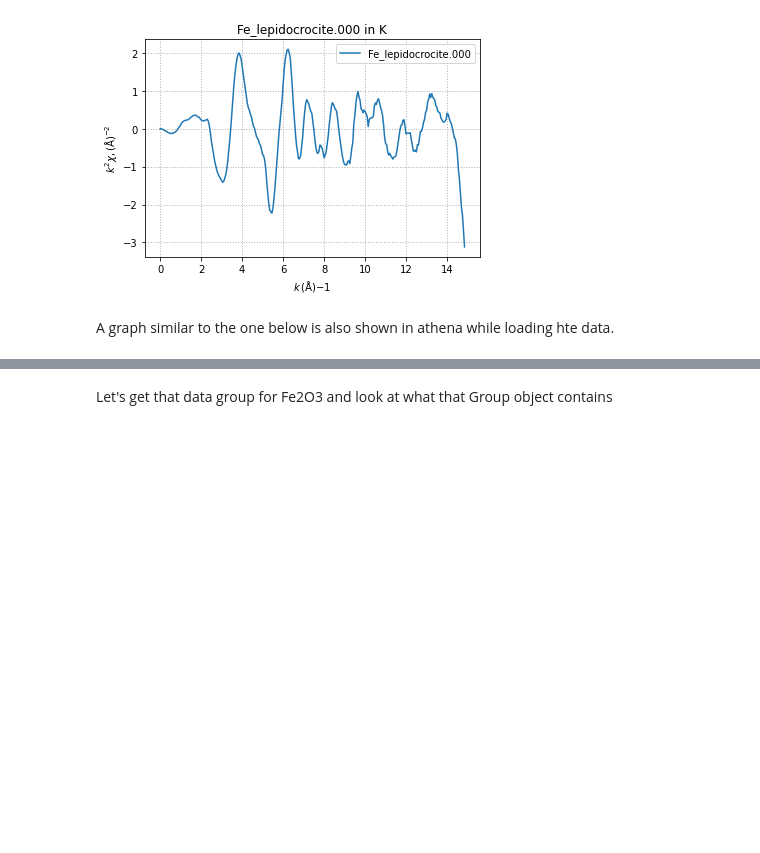
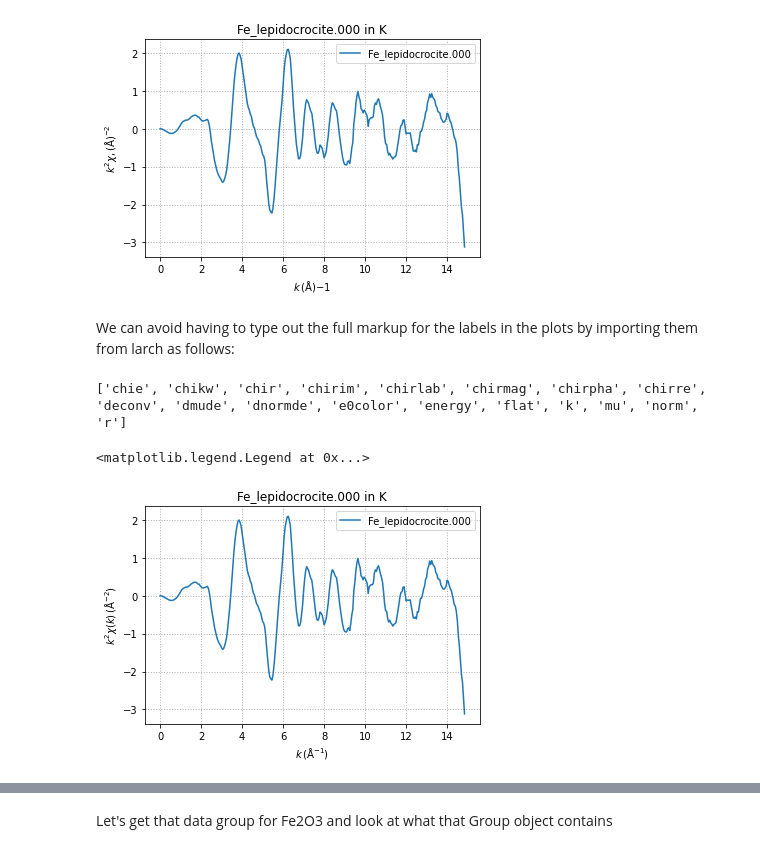
Before and after one commit to scman1/Larch_Intro_ukch, a Jupyter notebook: XAFS_ProcessingBR.ipynb, the cells around one changed output, grey strips where cells are left out. Cells and saved outputs as stored; diff of their text form; code cells hidden in the pictures; blank space fills up the shorter version.

```diff
--- a/XAFS_ProcessingBR.ipynb
+++ b/XAFS_ProcessingBR.ipynb
@@ -219,5 +230,21 @@ plt.legend()
 # %% [output]
 <matplotlib.legend.Legend at 0x...>
 [figure]
-# %% [markdown]
-A graph similar to the one below is also shown in athena while loading hte data.
+# %% [markdown]
+We can avoid having to type out the full markup for the labels in the plots by importing them from larch as follows:
+# %%
+from larch.wxlib import plotlabels as plab
+# the following prints the list of titles for the plots
+print(dir(plab))
+
+# And this is the same plot as above using the labes from larch
+plt.plot(fe_xafs.k, fe_xafs.chi*fe_xafs.k**2, label=fe_xafs.filename)
+plt.xlabel(plab.k)
+plt.ylabel(plab.chikw.format(2))
+plt.title(fe_xafs.filename+" in K")
+plt.grid(linestyle=':', linewidth=1) #show and format grid
+plt.legend()
+# %% [output]
+['chie', 'chikw', 'chir', 'chirim', 'chirlab', 'chirmag', 'chirpha', 'chirre', 'deconv', 'dmude', 'dnormde', 'e0color', 'energy', 'flat', 'k', 'mu', 'norm', 'r']
+<matplotlib.legend.Legend at 0x...>
+[figure, added]
```
Also changed, not shown: parts of 18 cells of this notebook.
